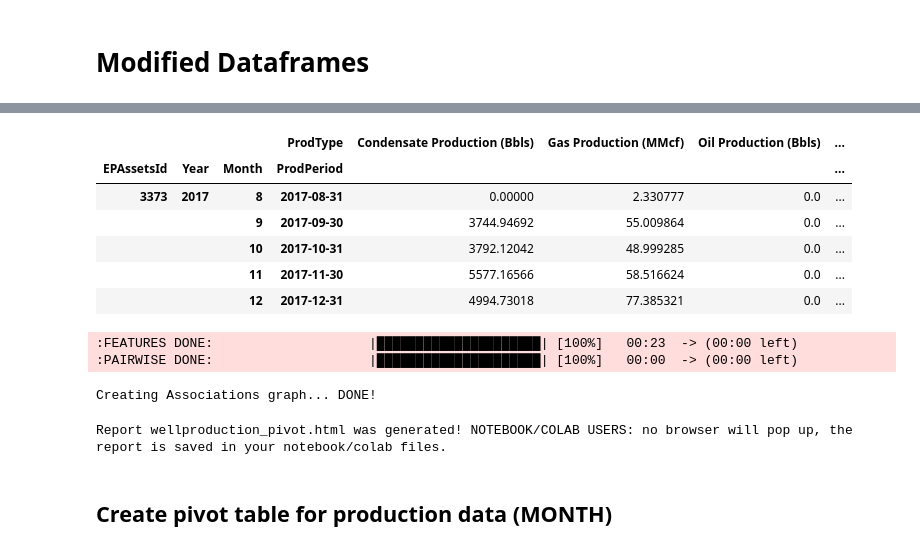
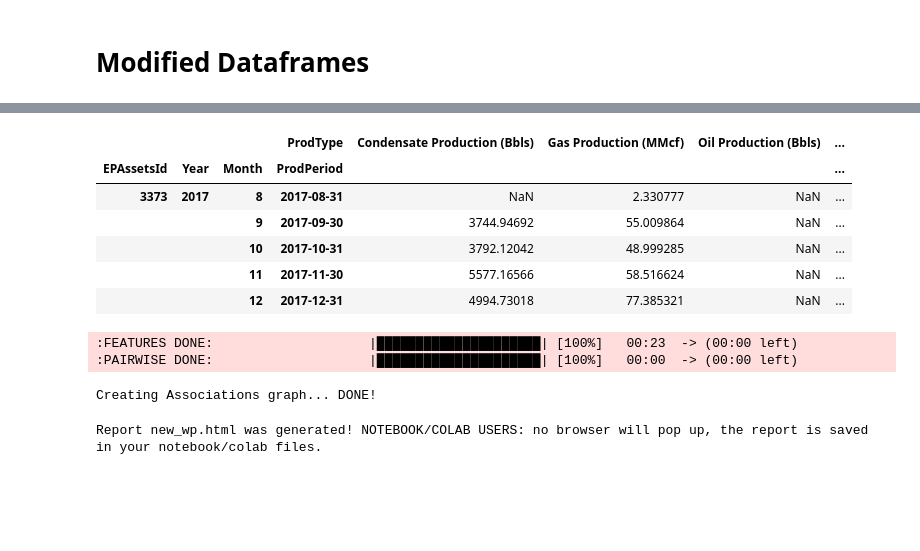
Before and after one commit to coy17a/2020DUCdatathon, a Jupyter notebook: DUC Wells Identification/EDA/EDA for Identification of DUC Wells.ipynb, the cells around one changed output, grey strips where cells are left out. Cells and saved outputs as stored; diff of their text form; code cells hidden in the pictures; blank space fills up the shorter version.

Commit message:
Added Completion Activity and edited Production

```diff
--- a/DUC Wells Identification/EDA/EDA for Identification of DUC Wells.ipynb
+++ b/DUC Wells Identification/EDA/EDA for Identification of DUC Wells.ipynb
@@ -359,3 +455,5 @@ plt.show()
 well_production['Year'] = well_production['ProdPeriod'].dt.year
 
 well_production['Month'] = well_production['ProdPeriod'].dt.month
+
+well_production['Month_Name'] = well_production['ProdPeriod'].dt.month_name()
@@ -361,0 +559,5 @@ well_production['Month'] = well_production['ProdPeriod'].dt.month
+# %%
+## groupby original production table
+new_production_table = well_production.groupby(by=['EPAssetsId', 'ProdType', 'Year', 'Month'],as_index=False, observed=True).agg({'ProdPeriod':'max', 'Volume': 'sum'})
+
+new_production_table.info()
@@ -362,15 +608,13 @@ well_production['Month'] = well_production['ProdPeriod'].dt.month
 # %%
-# fill in null values as zero(0)
+new_production_pivot= new_production_table.pivot_table(index=['EPAssetsId', 'Year', 'Month','ProdPeriod'], columns='ProdType', values='Volume', aggfunc=np.sum, observed=True)
 
-wellproduction_pivot = well_production.pivot_table(index=['EPAssetsId', 'Year', 'Month','ProdPeriod'], columns='ProdType', values='Volume',fill_value= 0, observed=True)
-
-wellproduction_pivot.head()
+new_production_pivot.head()
 # %% [output]
 |  |  |  | ProdType | Condensate Production (Bbls) | Gas Production (MMcf) | Oil Production (Bbls) | ... |
 | EPAssetsId | Year | Month | ProdPeriod |  |  |  | ... |
-| 3373 | 2017 | 8 | 2017-08-31 | 0.00000 | 2.330777 | 0.0 | ... |
-|  |  | 9 | 2017-09-30 | 3744.94692 | 55.009864 | 0.0 | ... |
-|  |  | 10 | 2017-10-31 | 3792.12042 | 48.999285 | 0.0 | ... |
-|  |  | 11 | 2017-11-30 | 5577.16566 | 58.516624 | 0.0 | ... |
-|  |  | 12 | 2017-12-31 | 4994.73018 | 77.385321 | 0.0 | ... |
+| 3373 | 2017 | 8 | 2017-08-31 | NaN | 2.330777 | NaN | ... |
+|  |  | 9 | 2017-09-30 | 3744.94692 | 55.009864 | NaN | ... |
+|  |  | 10 | 2017-10-31 | 3792.12042 | 48.999285 | NaN | ... |
+|  |  | 11 | 2017-11-30 | 5577.16566 | 58.516624 | NaN | ... |
+|  |  | 12 | 2017-12-31 | 4994.73018 | 77.385321 | NaN | ... |
 # %%
@@ -380,8 +624,6 @@ wp_pivot=sv.analyze(wellproduction_pivot)
 :PAIRWISE DONE:                    |█████████████████████| [100%]   00:00  -> (00:00 left)
 Creating Associations graph... DONE!
 # %%
-wp_pivot.show_html('wellproduction_pivot.html')
+new_wp_pivot.show_html('new_wp.html')
 # %% [output]
-Report wellproduction_pivot.html was generated! NOTEBOOK/COLAB USERS: no browser will pop up, the report is saved in your notebook/colab files.
+Report new_wp.html was generated! NOTEBOOK/COLAB USERS: no browser will pop up, the report is saved in your notebook/colab files.
-# %% [markdown]
-## Create pivot table for production data (MONTH)
```
Also changed, not shown: parts of 35 cells of this notebook.
